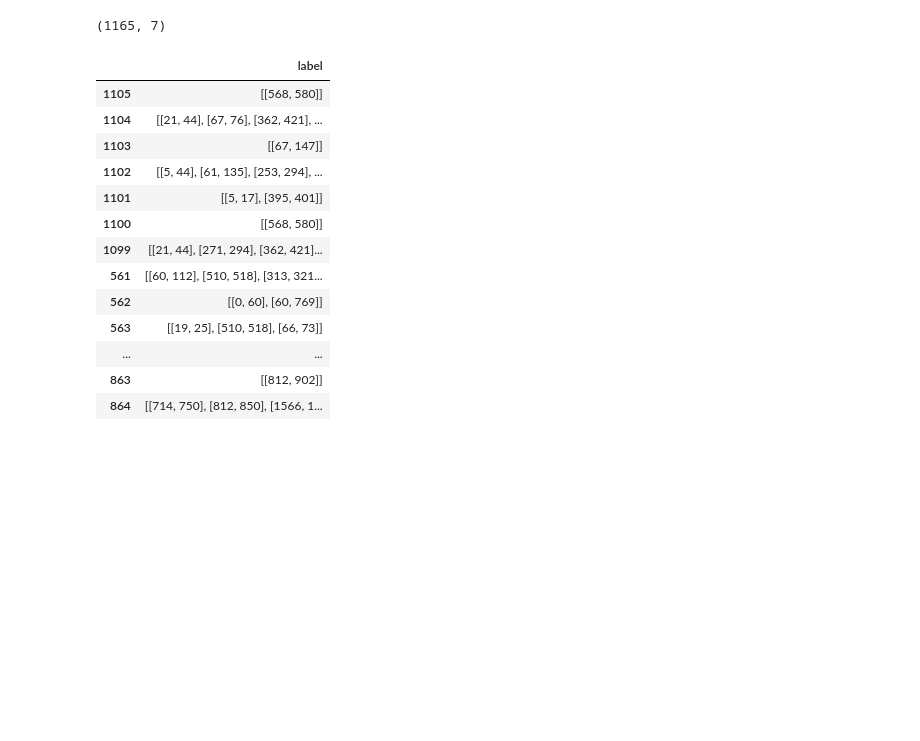
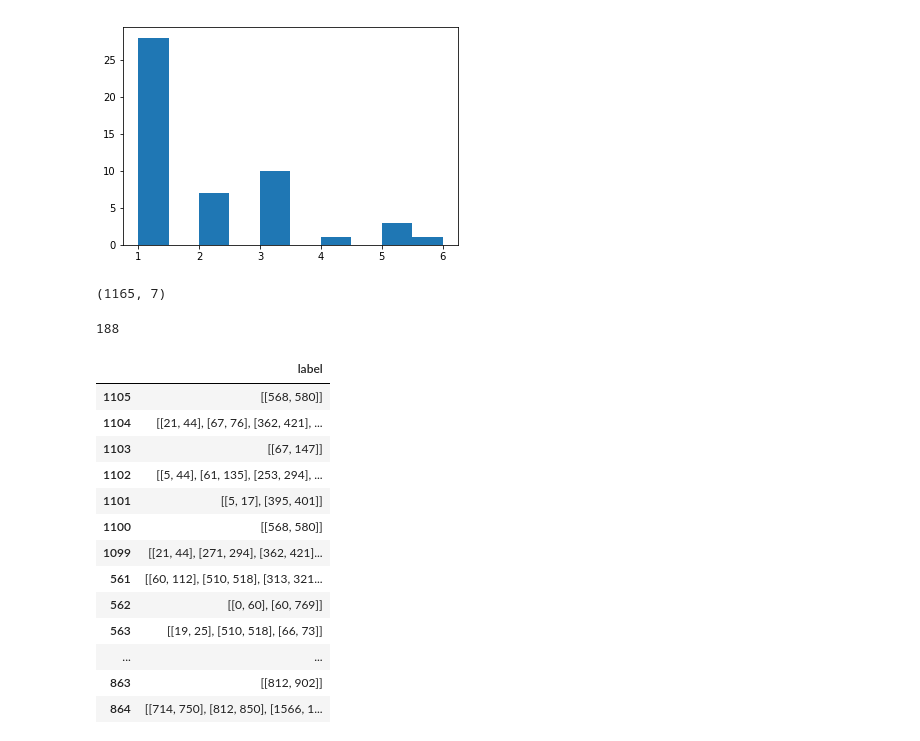
Before and after one commit to Praznat/humansdoit, a Jupyter notebook: sequence_experiment.ipynb, the cells around one changed output. Saved outputs shown, nothing was run; the diff lists cells and outputs as text; code cells hidden in the pictures; blank space fills up the shorter version.

```diff
--- a/sequence_experiment.ipynb
+++ b/sequence_experiment.ipynb
@@ -45,6 +42,11 @@ df = pd.DataFrame({"uid":userIDs, "itemID":itemIDs, "label":labels, "gold":golds
 df = df.sort_values("itemID")
 userIdDict = utils.make_categorical(df, "uid")
 itemIdDict = utils.make_categorical(df, "itemID")
+# %%
+plt.hist(np.random.geometric(0.5, 50))
+plt.show()
+# %% [output]
+[figure, added]
 # %%
 df.shape
 # %% [output]
@@ -54,6 +56,10 @@ gold_labels = dict(df.groupby("itemID").first()["gold"].dropna())
 hmm_labels = dict(df.groupby("itemID").first()["HMMCrowd"].dropna())
 ds_labels = dict(df.groupby("itemID").first()["DawidSkene"].dropna())
 mv_labels = dict(df.groupby("itemID").first()["MajorityVote"].dropna())
+# %%
+len(gold_labels)
+# %% [output]
+188
 # %%
 def labels2set(labels):
     ranges = [range(s[0], s[1]+1) for s in labels]
```
Also changed, not shown: parts of 44 cells of this notebook, 8 other files.
